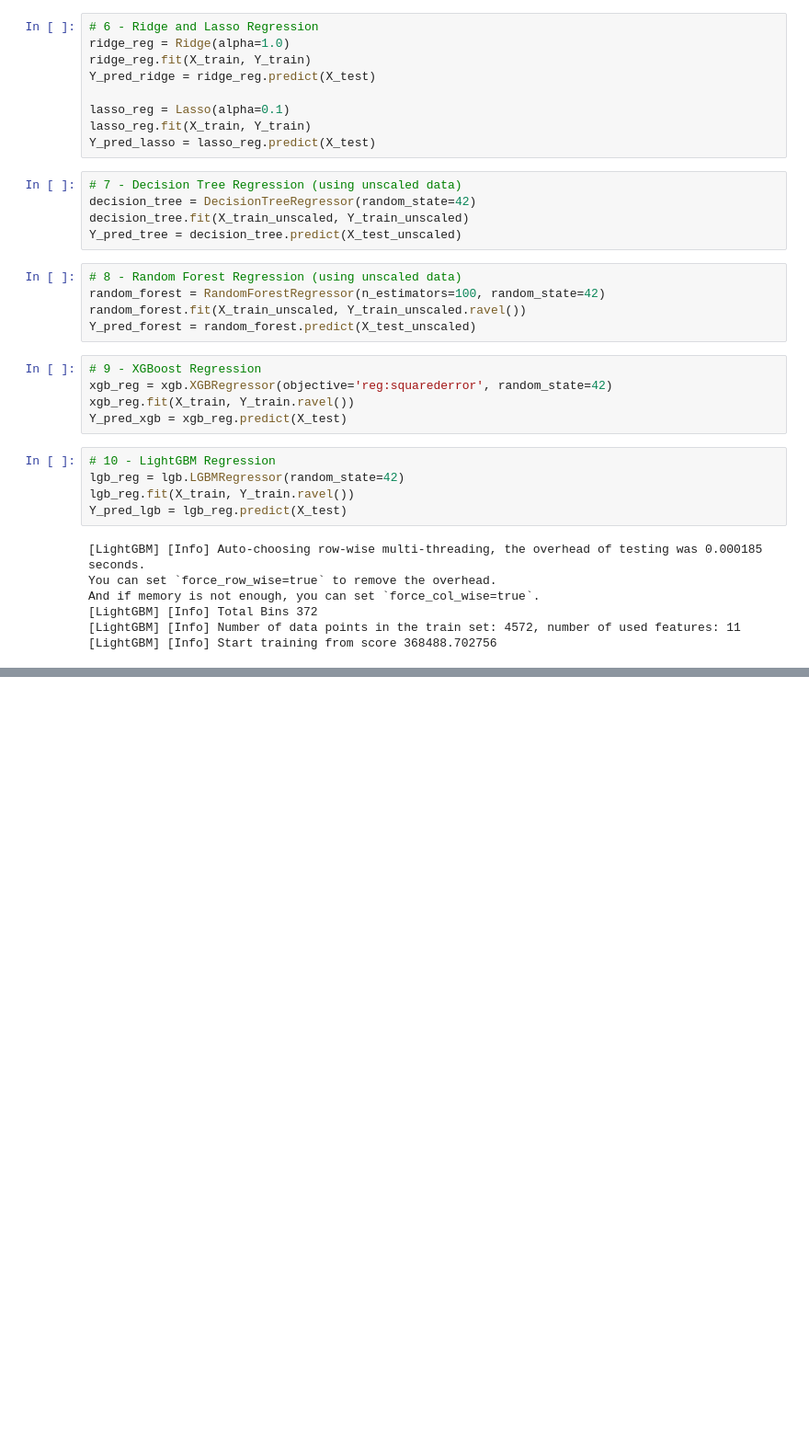
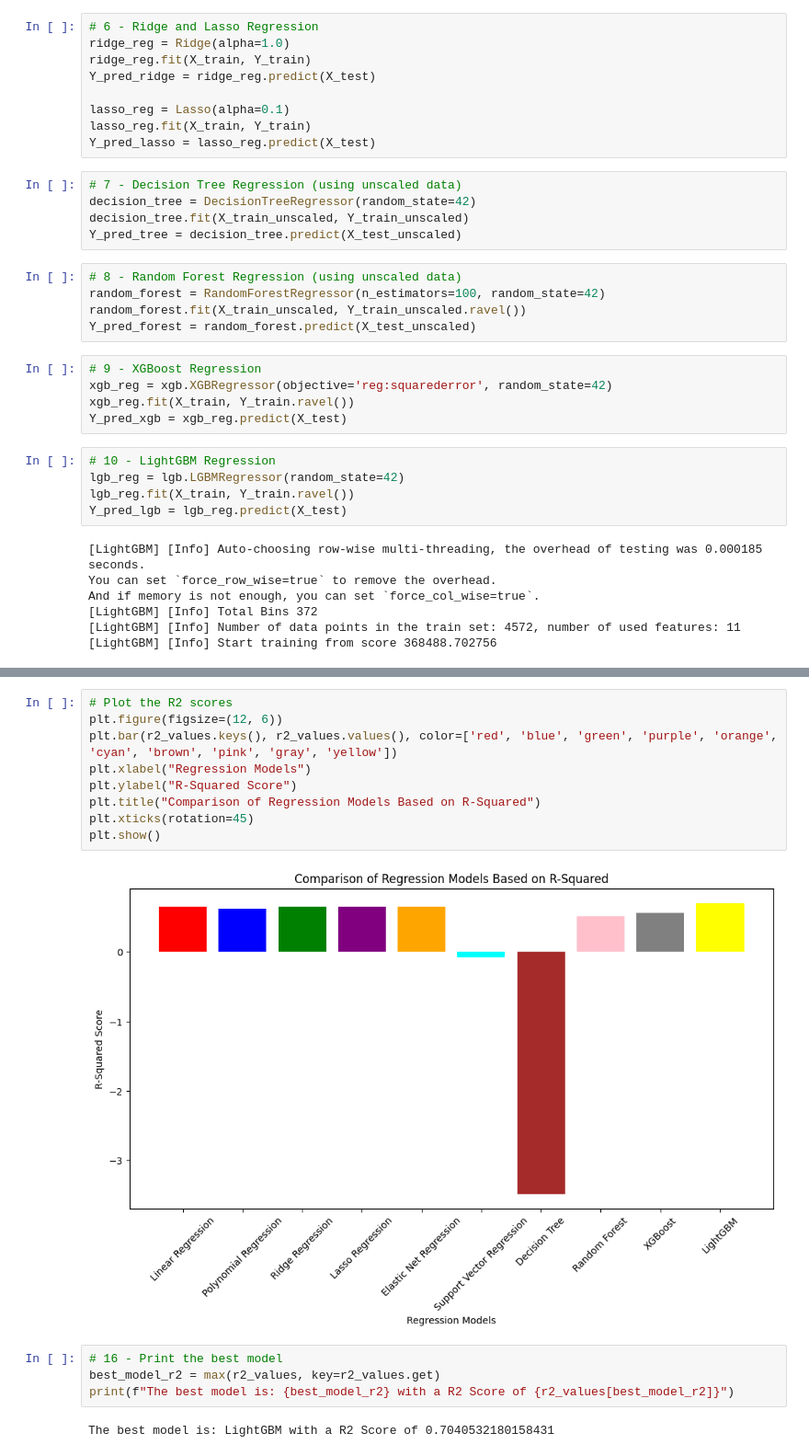
Before and after one commit to anasneji2002/Housing_pricing, a Jupyter notebook: notebooks/test_models.ipynb, the cells around one changed output, grey strips where cells are left out. Shown: that part at 92% size. Drawn from its saved outputs; the diff is of its cells as text; blank space fills up the shorter version.

```diff
--- a/notebooks/test_models.ipynb
+++ b/notebooks/test_models.ipynb
@@ -146,0 +190,17 @@ The best model is: LightGBM with a RMSE of 158077.37358754227
+# %%
+# Plot the R2 scores
+plt.figure(figsize=(12, 6))
+plt.bar(r2_values.keys(), r2_values.values(), color=['red', 'blue', 'green', 'purple', 'orange', 'cyan', 'brown', 'pink', 'gray', 'yellow'])
+plt.xlabel("Regression Models")
+plt.ylabel("R-Squared Score")
+plt.title("Comparison of Regression Models Based on R-Squared")
+plt.xticks(rotation=45)
+plt.show()
+# %% [output]
+[figure, added]
+# %%
+# 16 - Print the best model
+best_model_r2 = max(r2_values, key=r2_values.get)
+print(f"The best model is: {best_model_r2} with a R2 Score of {r2_values[best_model_r2]}")
+# %% [output]
+The best model is: LightGBM with a R2 Score of 0.7040532180158431
```
Also changed, not shown: parts of 7 cells of this notebook.
